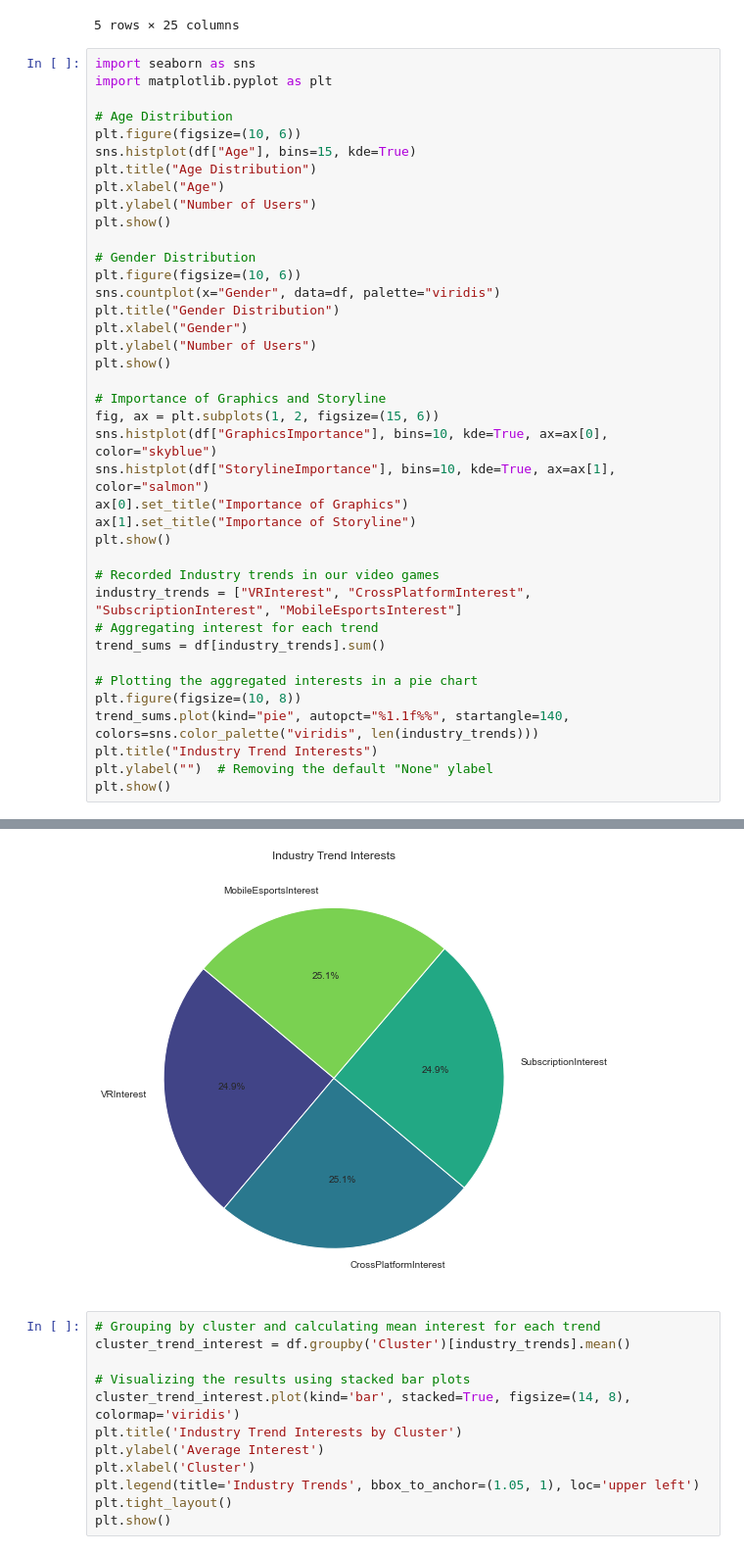
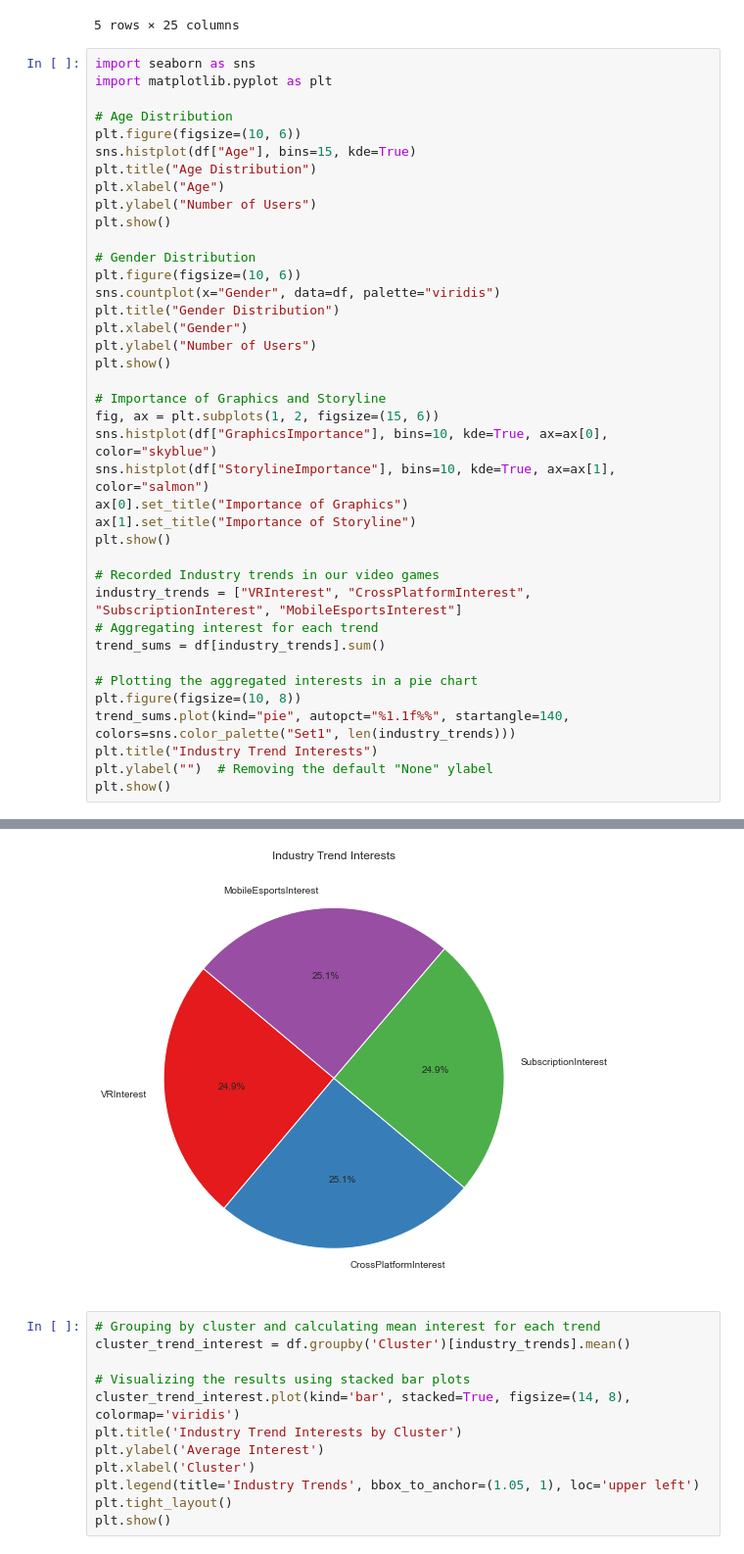
Before and after one commit to idwessough/short-marketing-data-analysis, a Jupyter notebook: video_games_marketing_data_analysis.ipynb, the cells around one changed output, grey strips where cells are left out. Shown at 98% size. Saved outputs shown, nothing was run; the diff lists cells and outputs as text.

```diff
--- a/video_games_marketing_data_analysis.ipynb
+++ b/video_games_marketing_data_analysis.ipynb
@@ -365,35 +365,35 @@ plt.show()
 # Gender Distribution
 plt.figure(figsize=(10, 6))
 sns.countplot(x="Gender", data=df, palette="viridis")
 plt.title("Gender Distribution")
 plt.xlabel("Gender")
 plt.ylabel("Number of Users")
 plt.show()
 
 # Importance of Graphics and Storyline
 fig, ax = plt.subplots(1, 2, figsize=(15, 6))
 sns.histplot(df["GraphicsImportance"], bins=10, kde=True, ax=ax[0], color="skyblue")
 sns.histplot(df["StorylineImportance"], bins=10, kde=True, ax=ax[1], color="salmon")
 ax[0].set_title("Importance of Graphics")
 ax[1].set_title("Importance of Storyline")
 plt.show()
 
 # Recorded Industry trends in our video games
 industry_trends = ["VRInterest", "CrossPlatformInterest", "SubscriptionInterest", "MobileEsportsInterest"]
 # Aggregating interest for each trend
 trend_sums = df[industry_trends].sum()
 
 # Plotting the aggregated interests in a pie chart
 plt.figure(figsize=(10, 8))
-trend_sums.plot(kind="pie", autopct="%1.1f%%", startangle=140, colors=sns.color_palette("viridis", len(industry_trends)))
+trend_sums.plot(kind="pie", autopct="%1.1f%%", startangle=140, colors=sns.color_palette("Set1", len(industry_trends)))
 plt.title("Industry Trend Interests")
 plt.ylabel("")  # Removing the default "None" ylabel
 plt.show()
 # %% [output]
 [figure]
 [figure]
 [figure]
-[figure, old version]
+[figure, new version]
 # %%
 # Grouping by cluster and calculating mean interest for each trend
 cluster_trend_interest = df.groupby('Cluster')[industry_trends].mean()
```
Also changed, not shown: parts of 7 cells of this notebook, 1 other file.
